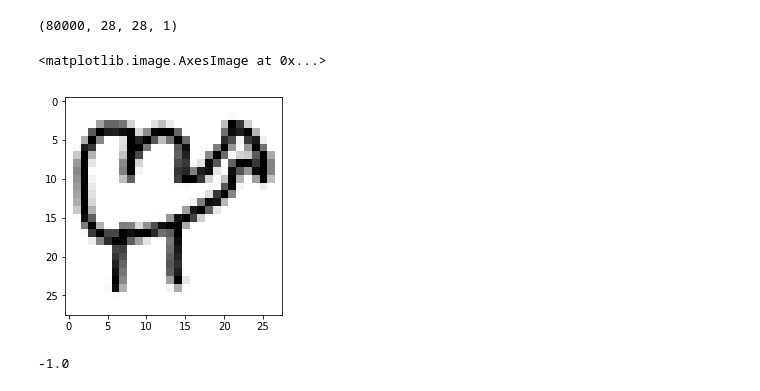
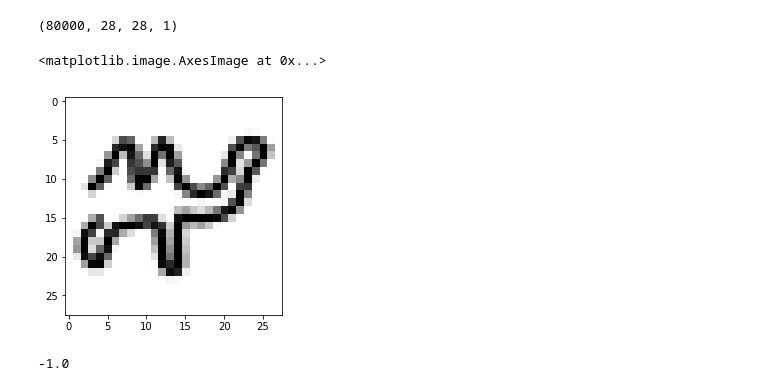
Before and after one commit to WessZumino/generative_deep_learning_code, a Jupyter notebook: 04_29_gan_camel.ipynb, the cells around one changed output. Cells and saved outputs as stored; diff of their text form; code cells hidden in the pictures.

```diff
--- a/04_29_gan_camel.ipynb
+++ b/04_29_gan_camel.ipynb
@@ -25,10 +25,10 @@ x_train.shape
 # %% [output]
 (80000, 28, 28, 1)
 # %%
-plt.imshow(x_train[0,:,:,0], cmap = 'gray_r')
+plt.imshow(x_train[200,:,:,0], cmap = 'gray_r')
 # %% [output]
 <matplotlib.image.AxesImage at 0x...>
-[figure, old version]
+[figure, new version]
 # %%
 np.min(x_train[0])
 # %% [output]
```
Also changed, not shown: 16 other files.
